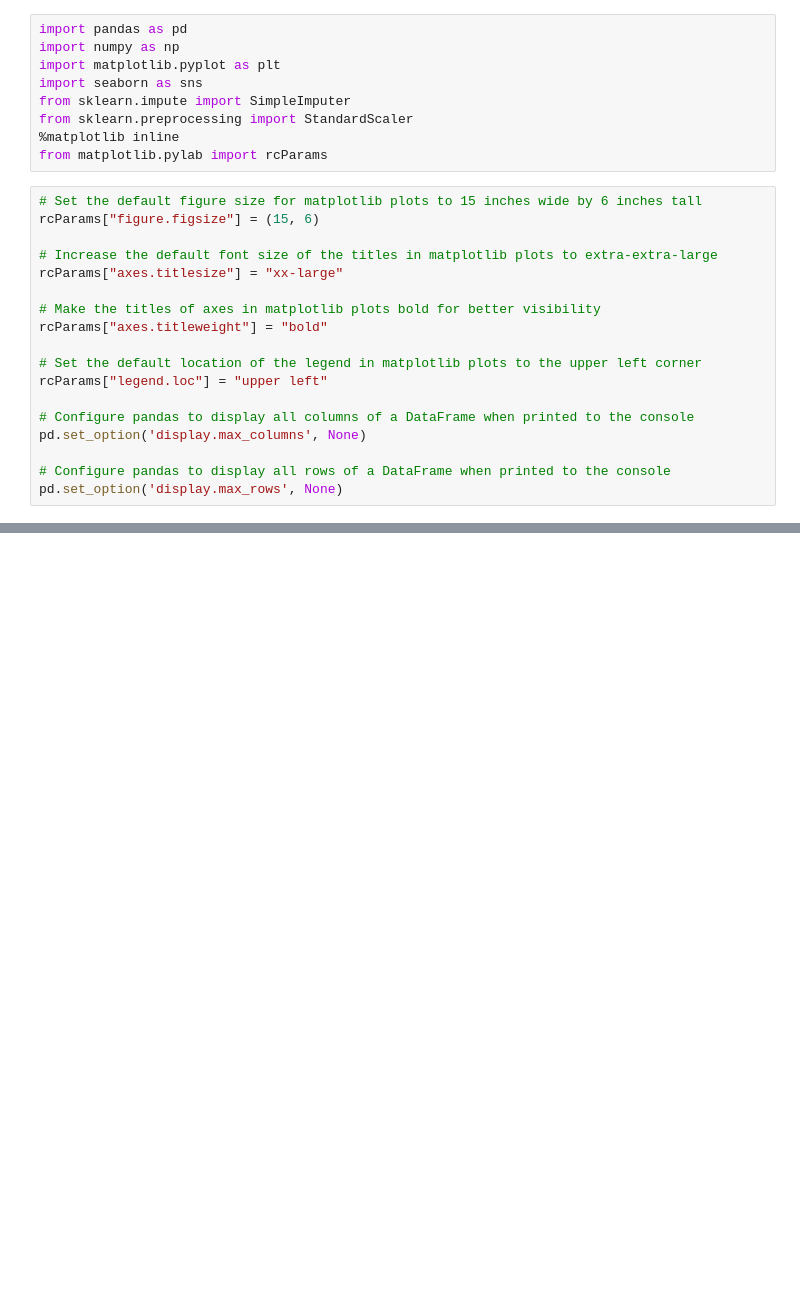
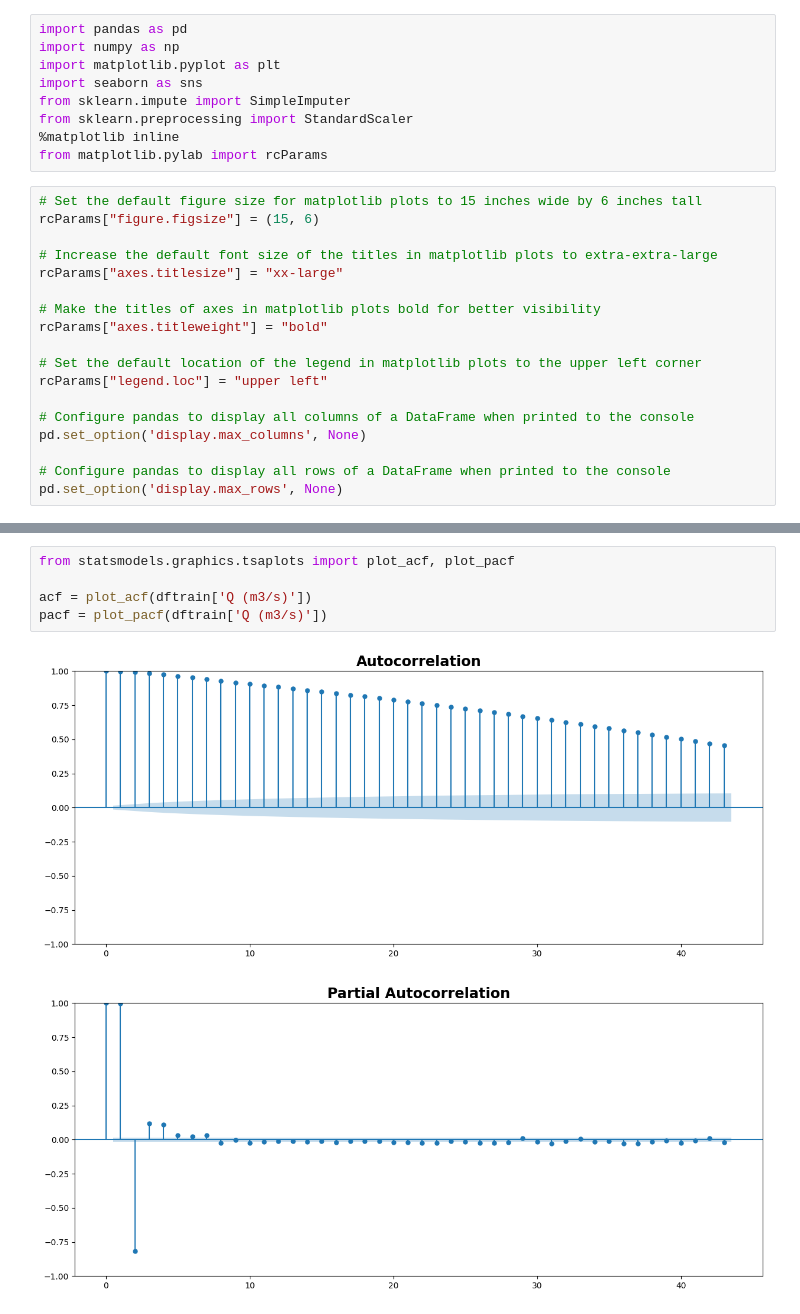
Before and after one commit to GVSU-CIS635/projects-outliers, a Jupyter notebook: Arima_model.ipynb, the cells around one changed output, grey strips where cells are left out. Drawn from its saved outputs; the diff is of its cells as text; blank space fills up the shorter version.

```diff
--- a/Arima_model.ipynb
+++ b/Arima_model.ipynb
@@ -53,2 +74,10 @@ See the caveats in the documentation: https://pandas.pydata.org/pandas-docs/stab
+# %%
+from statsmodels.graphics.tsaplots import plot_acf, plot_pacf
+
+acf = plot_acf(dftrain['Q (m3/s)'])
+pacf = plot_pacf(dftrain['Q (m3/s)'])
+# %% [output]
+[figure, added]
+[figure, added]
 # %%
 from statsmodels.tsa.stattools import adfuller
```
Also changed, not shown: parts of 20 cells of this notebook.
